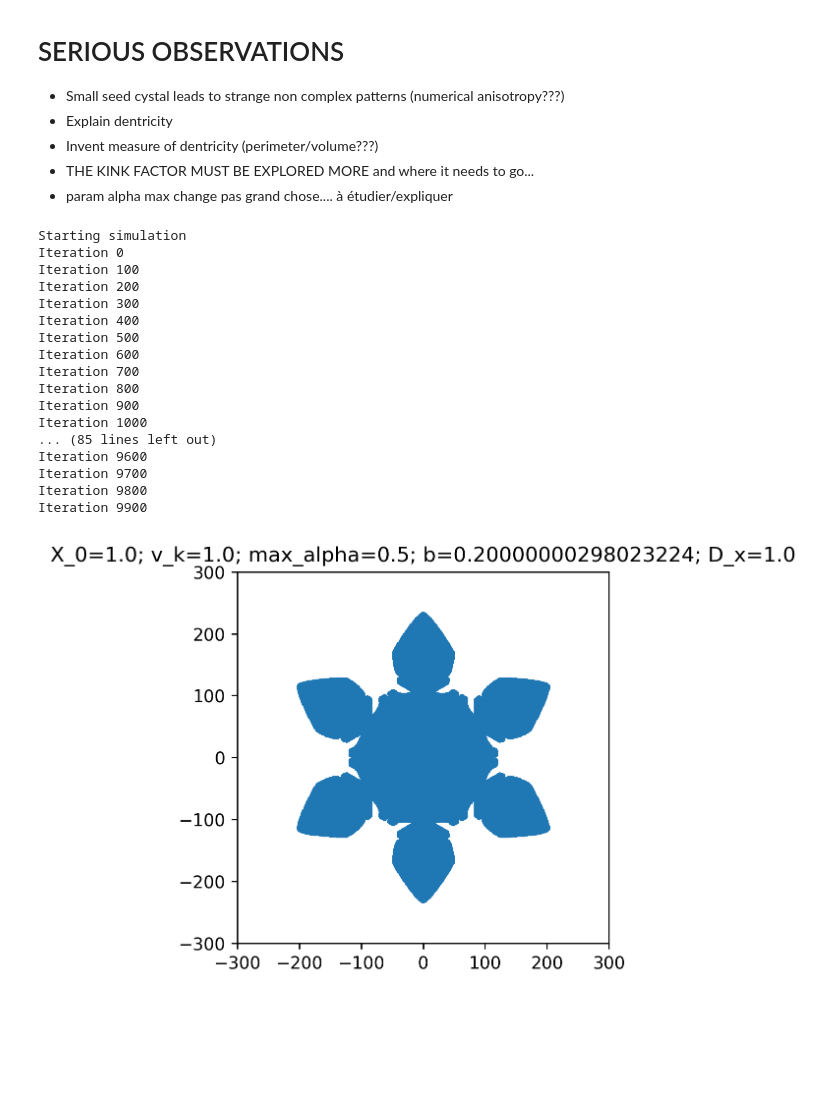
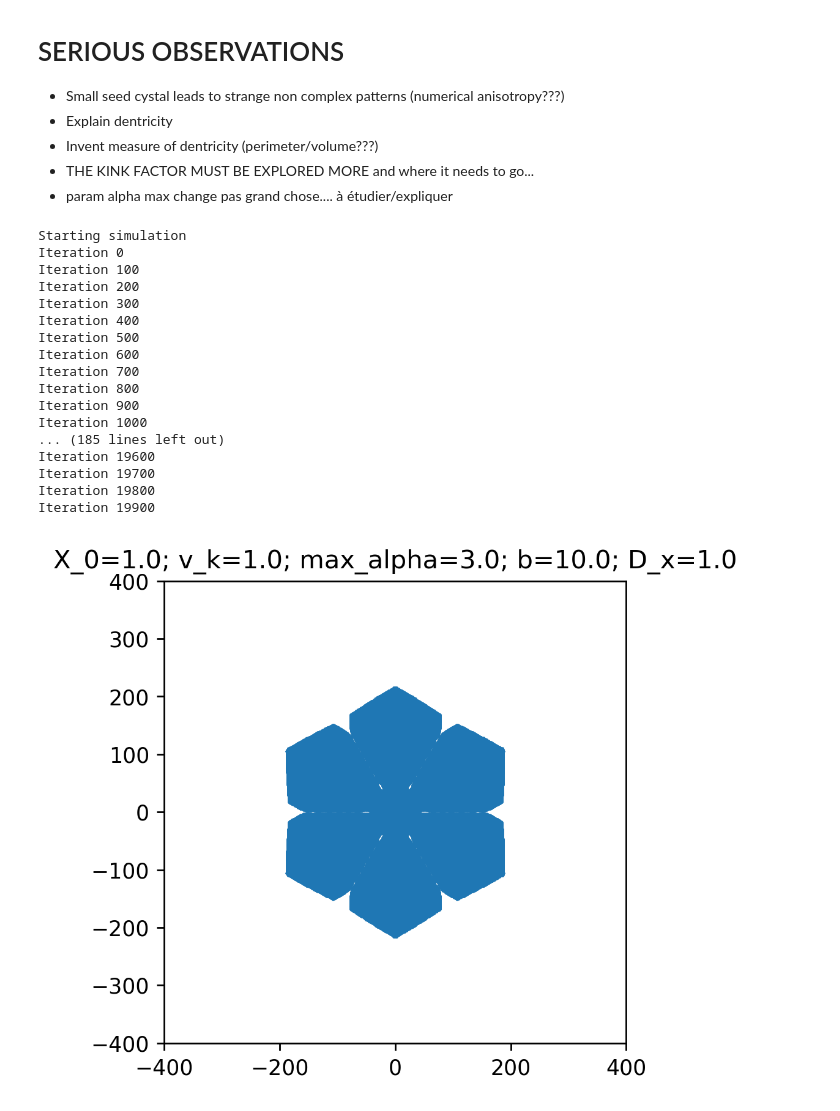
Before and after one commit to TheoNDionne/Cellular-automaton-ice, a Jupyter notebook: Snowflake_fuckaround.ipynb, the cells around one changed output. Drawn from its saved outputs; the diff is of its cells as text; code cells hidden in the pictures; blank space fills up the shorter version.

```diff
--- a/Snowflake_fuckaround.ipynb
+++ b/Snowflake_fuckaround.ipynb
@@ -37,8 +37,8 @@ SnowflakeSim.PhysicsU.X_0 = 1
 SnowflakeSim.PhysicsU.v_kin = 1 # not sure this does much except time
 
 """ ATTACHMENT """
-SnowflakeSim.PhysicsU.max_alpha = 0.5
-SnowflakeSim.PhysicsU.b = 0.2
+SnowflakeSim.PhysicsU.max_alpha = 3
+SnowflakeSim.PhysicsU.b = 10
 
 """ GEOMETRY CONTROL """
 SnowflakeSim.PhysicsU.D_x = 1
@@ -46,7 +46,7 @@ SnowflakeSim.PhysicsU.D_x = 1
 
 print("Starting simulation")
 
-final_ice_map = SnowflakeSim.run_simulation(10000, initial_seed_half_width=100)
+final_ice_map = SnowflakeSim.run_simulation(20000, initial_seed_half_width=50)
 # %% [output]
 Starting simulation
 Iteration 0
@@ -60,32 +60,32 @@ Iteration 700
 Iteration 800
 Iteration 900
 Iteration 1000
-... (85 lines left out)
-Iteration 9600
-Iteration 9700
-Iteration 9800
-Iteration 9900
+... (185 lines left out)
+Iteration 19600
+Iteration 19700
+Iteration 19800
+Iteration 19900
 # %%
-demi_largeur = 300
+demi_largeur = 400
 
 params = {"figure.dpi":250}
 plt.rcParams.update(params)
 
 converter = snp.CoordsFromIceMap(L)
 R = converter.convert_ice_map_to_all_coords(final_ice_map)
 
 
 
 plt.figure()
 
 plt.plot(R[:,0], R[:,1], marker="H", linewidth=0, markersize=124/demi_largeur)
 
 plt.xlim(-demi_largeur, demi_largeur)
 plt.ylim(-demi_largeur, demi_largeur)
 plt.gca().set_aspect(1)
 
 plt.title(f"X_0={SnowflakeSim.PhysicsU.X_0}; v_k={SnowflakeSim.PhysicsU.v_kin}; max_alpha={SnowflakeSim.PhysicsU.max_alpha}; b={SnowflakeSim.PhysicsU.b}; D_x={SnowflakeSim.PhysicsU.D_x}") ###################################### SO ON SO FORTH
 
 plt.show()
 # %% [output]
-[figure, old version]
+[figure, new version]
```
Also changed, not shown: 21 other files.
